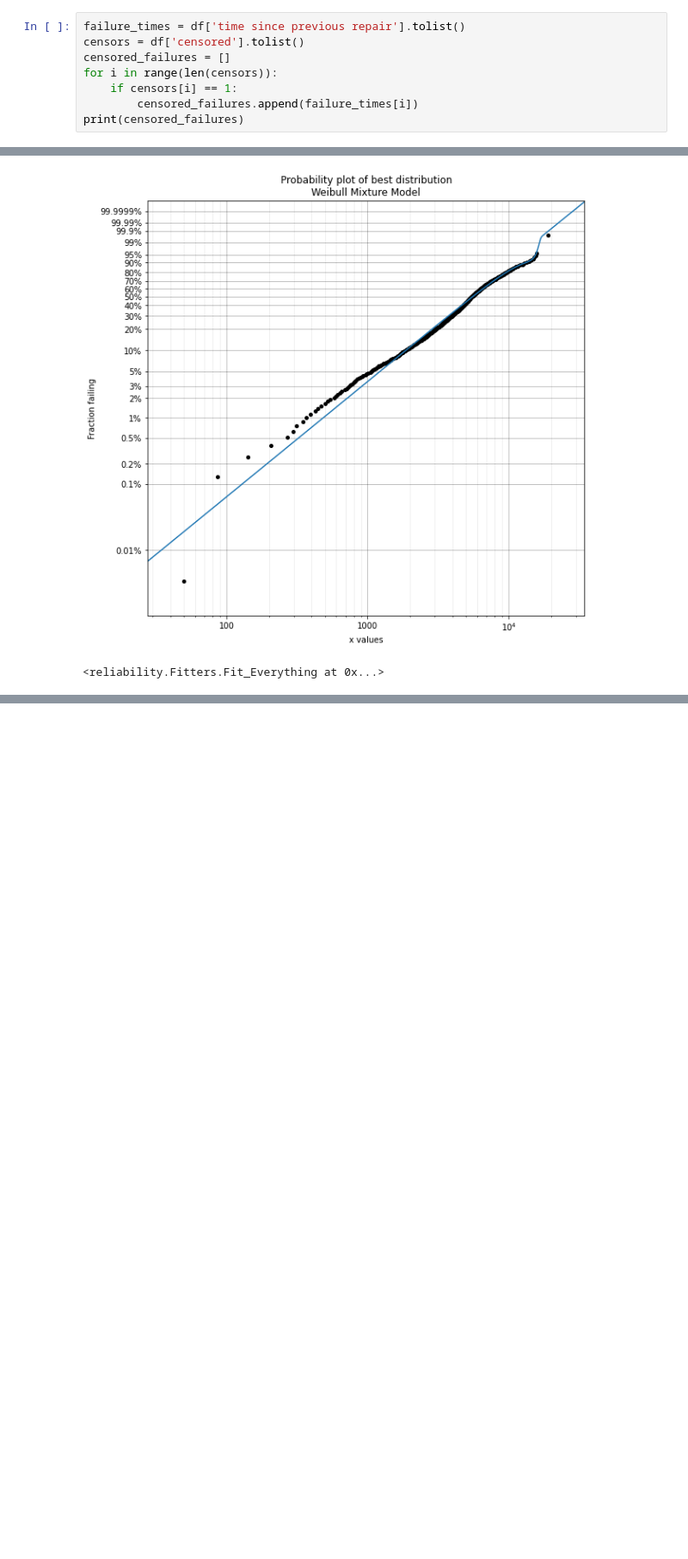
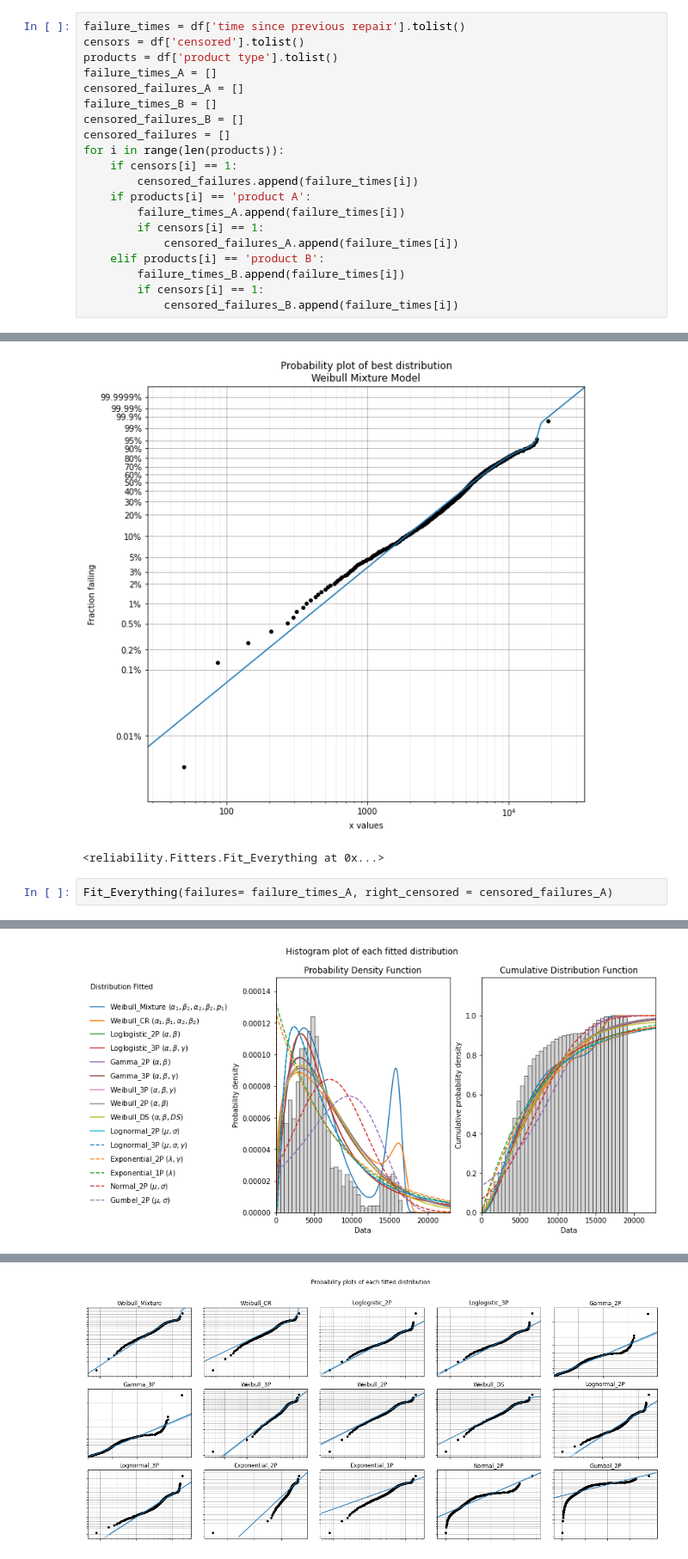
Before and after one commit to Eustache1999/DARR_Project, a Jupyter notebook: Project_II/Project2.ipynb, the cells around one changed output, grey strips where cells are left out. Shown at 86% size. Cells and saved outputs as stored; diff of their text form; blank space fills up the shorter version.

```diff
--- a/Project_II/Project2.ipynb
+++ b/Project_II/Project2.ipynb
@@ -12,8 +12,20 @@ df.head()
 # %%
 failure_times = df['time since previous repair'].tolist()
 censors = df['censored'].tolist()
+products = df['product type'].tolist()
+failure_times_A = []
+censored_failures_A = []
+failure_times_B = []
+censored_failures_B = []
 censored_failures = []
-for i in range(len(censors)):
+for i in range(len(products)):
     if censors[i] == 1:
         censored_failures.append(failure_times[i])
-print(censored_failures)
+    if products[i] == 'product A':
+        failure_times_A.append(failure_times[i])
+        if censors[i] == 1:
+            censored_failures_A.append(failure_times[i])
+    elif products[i] == 'product B':
+        failure_times_B.append(failure_times[i])
+        if censors[i] == 1:
+            censored_failures_B.append(failure_times[i])
@@ -48,3 +58,6 @@ Weibull_Mixture                         6415.63 1.74947 15857.8 23.3509     0.92
 [figure]
 [figure]
 <reliability.Fitters.Fit_Everything at 0x...>
+# %%
+Fit_Everything(failures= failure_times_A, right_censored = censored_failures_A)
+# %% [output]
@@ -50,0 +84 @@ Weibull_Mixture                         6415.63 1.74947 15857.8 23.3509     0.92
+[figure, added]
@@ -50,0 +86 @@ Weibull_Mixture                         6415.63 1.74947 15857.8 23.3509     0.92
+[figure, added]
```
Also changed, not shown: parts of 4 cells of this notebook.
